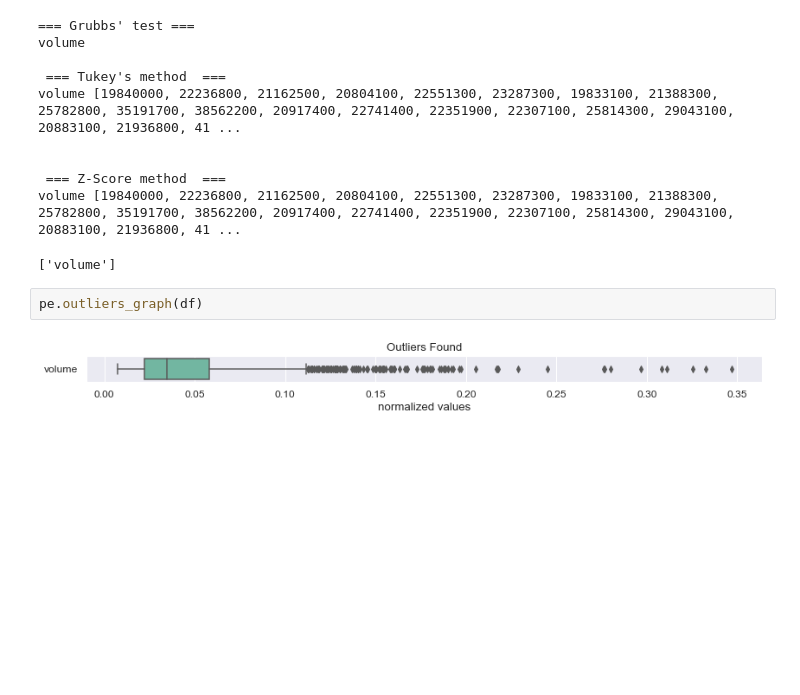
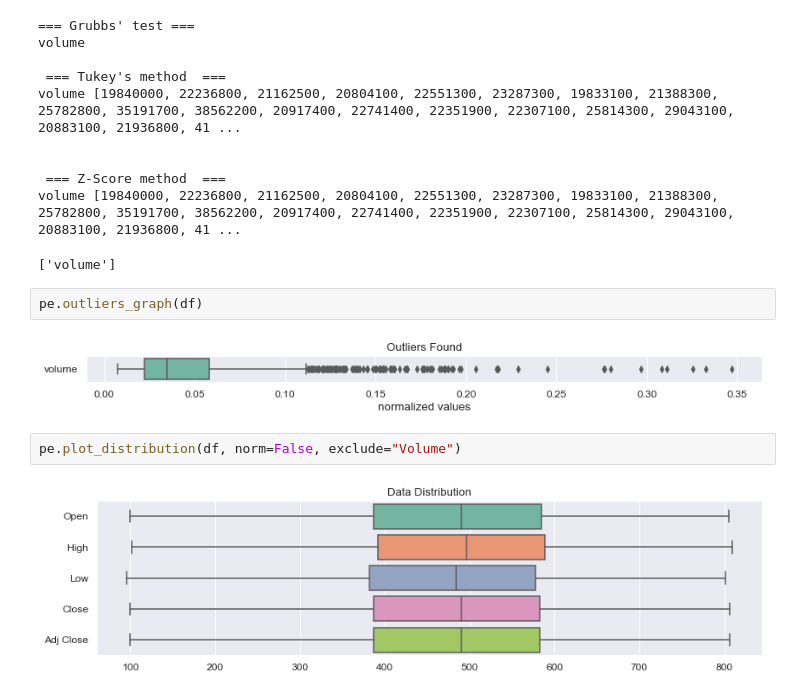
Before and after one commit to lep511/pexplorer, a Jupyter notebook: _pexplorer_test.ipynb, the cells around one changed output. Drawn from its saved outputs; the diff is of its cells as text; blank space fills up the shorter version.

```diff
--- a/_pexplorer_test.ipynb
+++ b/_pexplorer_test.ipynb
@@ -130,3 +146,7 @@ volume [19840000, 22236800, 21162500, 20804100, 22551300, 23287300, 19833100, 21
 pe.outliers_graph(df)
 # %% [output]
 [figure]
+# %%
+pe.plot_distribution(df, norm=False, exclude="Volume")
+# %% [output]
+[figure, added]
```
Also changed, not shown: parts of 1 cell of this notebook, 1 other file.
